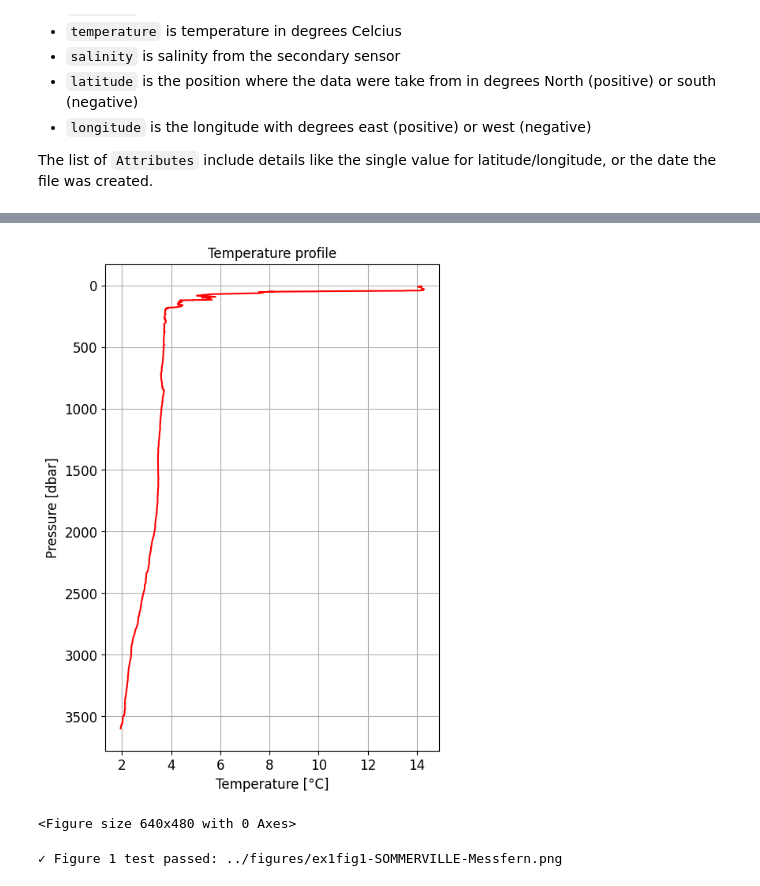
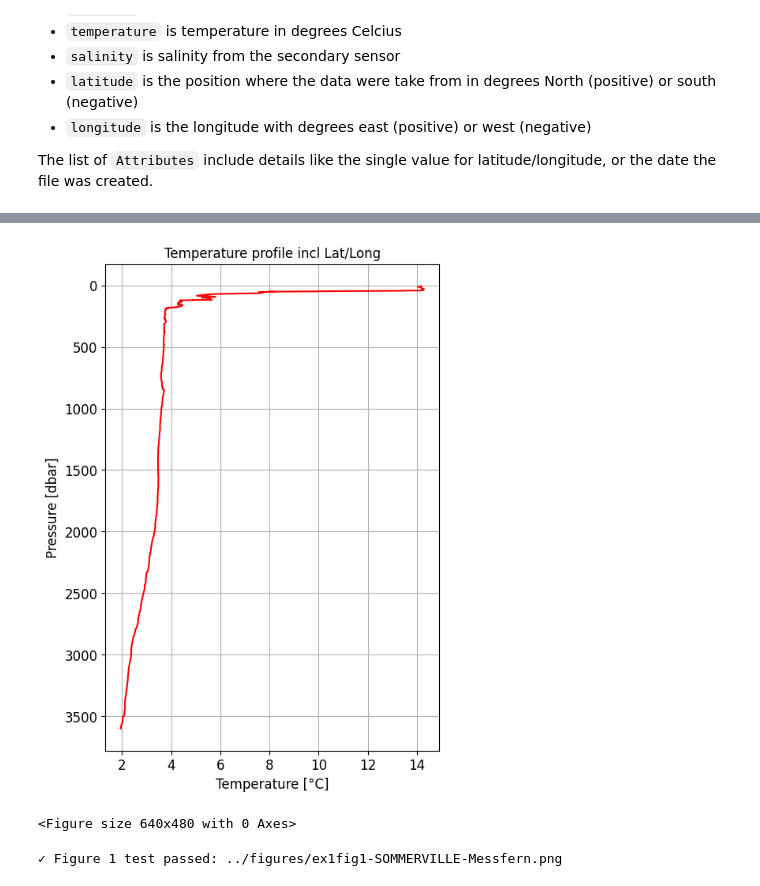
Before and after one commit to ifmeo-courses/messfern-1-ctd-HelenEire-1, a Jupyter notebook: src/assignment.ipynb, the cells around one changed output, grey strips where cells are left out. Cells and saved outputs as stored; diff of their text form; code cells hidden in the pictures.

```diff
--- a/src/assignment.ipynb
+++ b/src/assignment.ipynb
@@ -310,19 +310,18 @@ plt.savefig(figdir + 'ex1fig1-SOMMERVILLE-Messfern.png')
 # %%
 plt.figure(1,figsize=(12, 8))
 plt.subplot(1,2,2)
 plt.plot(ctd_ds[temp_string], ctd_ds[pres_string], color='red')
 plt.ylabel('Pressure [dbar]', fontsize=12)
 plt.xlabel('Temperature [°C]', fontsize=12)
-plt.title('Temperature profile', fontsize=12)
+plt.title('Temperature profile incl Lat/Long', fontsize=12)
 plt.xticks(fontsize=12)
 plt.yticks(fontsize=12)
 plt.grid(True)
 plt.gca().invert_yaxis()
 plt.show()
 plt.savefig(figdir + 'ex1fig1-SOMMERVILLE-Messfern.png')
-#raise NotImplementedError()
 # %% [output]
-[figure, old version]
+[figure, new version]
 <Figure size 640x480 with 0 Axes>
 # %%
 #Test that Figure 1 was created correctly
```
Also changed, not shown: parts of 1 cell of this notebook.
